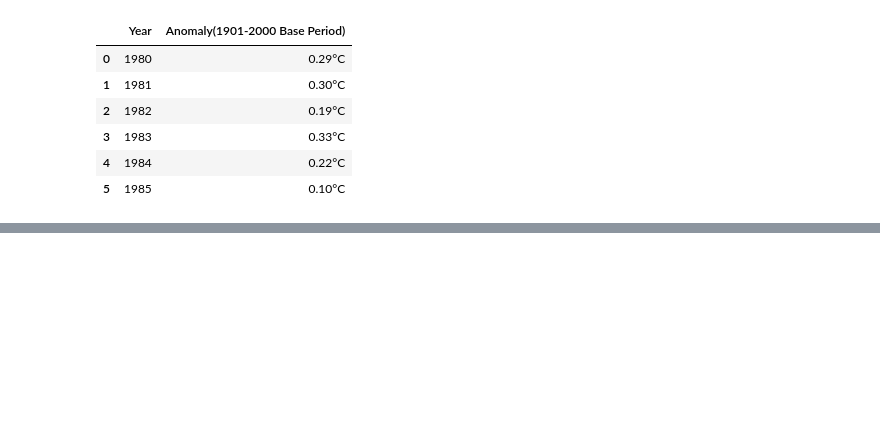
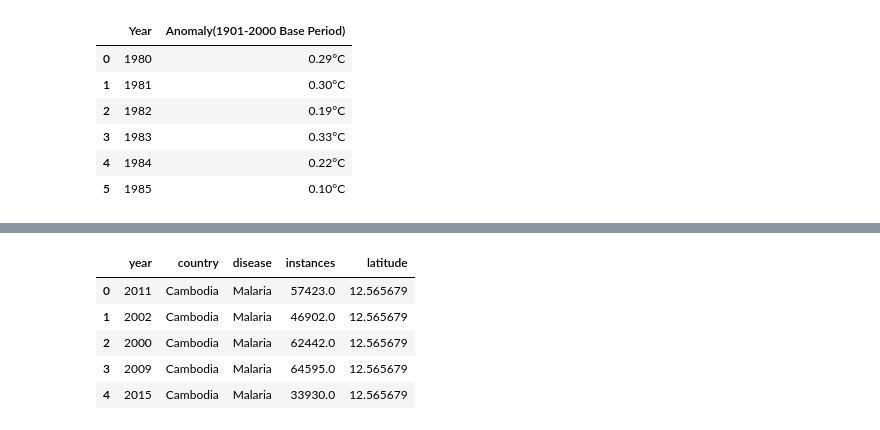
Before and after one commit to kentlum2018/Global_diseases, a Jupyter notebook: global_diseases_project.ipynb, the cells around one changed output, grey strips where cells are left out. Cells and saved outputs as stored; diff of their text form; code cells hidden in the pictures; blank space fills up the shorter version.

```diff
--- a/global_diseases_project.ipynb
+++ b/global_diseases_project.ipynb
@@ -213,3 +205,6 @@ display(lep_cols.head())
 dfs = [mal_cols, yel_cols, lep_cols]
 # %%
 disease_df = pd.concat(dfs)
+# %%
+disease_df.columns = ['year', 'country', 'instances', 'disease']
+disease_df.head()
@@ -216,5 +218,4 @@ disease_df = pd.concat(dfs)
 # %%
-disease_df = disease_df[['YEAR', 'COUNTRY', 'DISEASE', 'NUMERIC VALUE']]
-disease_df['NUMERIC VALUE'].fillna(0, inplace=True)
+disease_df["instances"]=disease_df["instances"].fillna(0)
 disease_df.count()
 # %% [output]
@@ -249,6 +227,3 @@ disease_df.loc[
-# %%
-disease_df["NUMERIC VALUE"]=disease_df["NUMERIC VALUE"].fillna(0)
-disease_df.count()
 # %% [markdown]
 # Temperature data from NOAA
 # %%
@@ -293,0 +266,11 @@ temp_data_df.sort_values('Difference')
+# %%
+# make df with latitudes and disease instance information
+disease_lat = pd.merge(disease_df, who_and_others[['country', 'latitude']], on='country')
+disease_lat.head()
+# %% [output]
+|  | year | country | disease | instances | latitude |
+| 0 | 2011 | Cambodia | Malaria | 57423.0 | 12.565679 |
+| 1 | 2002 | Cambodia | Malaria | 46902.0 | 12.565679 |
+| 2 | 2000 | Cambodia | Malaria | 62442.0 | 12.565679 |
+| 3 | 2009 | Cambodia | Malaria | 64595.0 | 12.565679 |
+| 4 | 2015 | Cambodia | Malaria | 33930.0 | 12.565679 |
```
Also changed, not shown: parts of 24 cells of this notebook, 14 other files.
